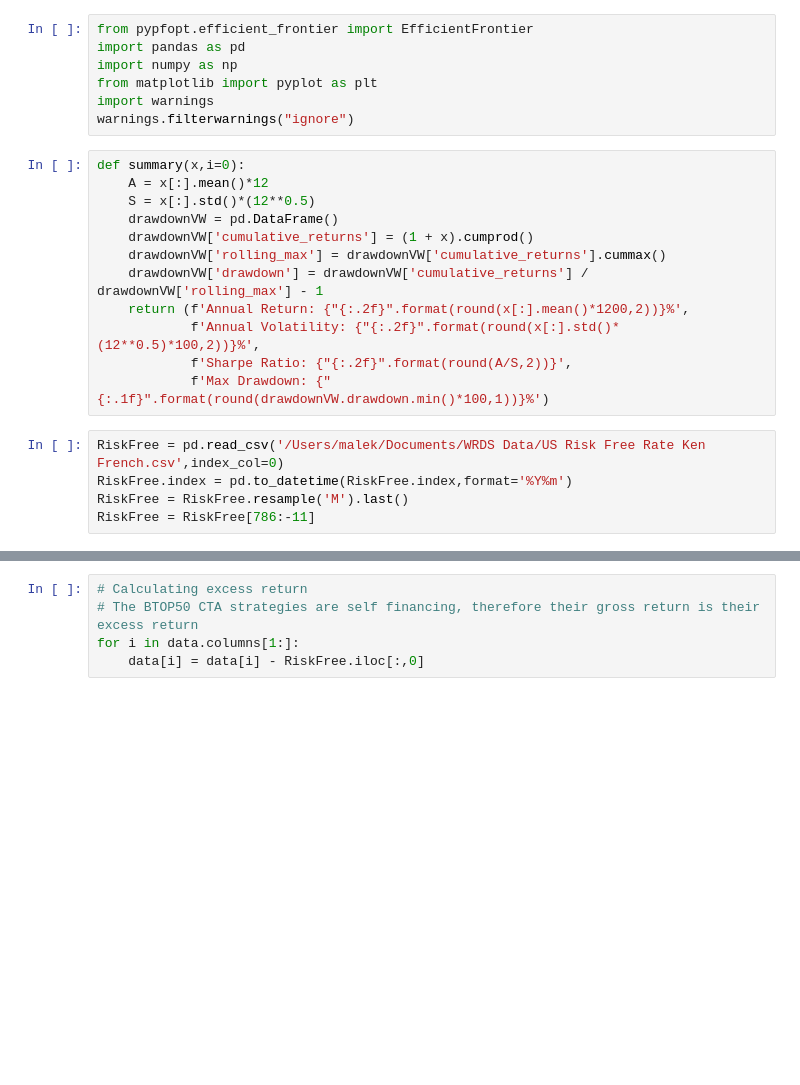
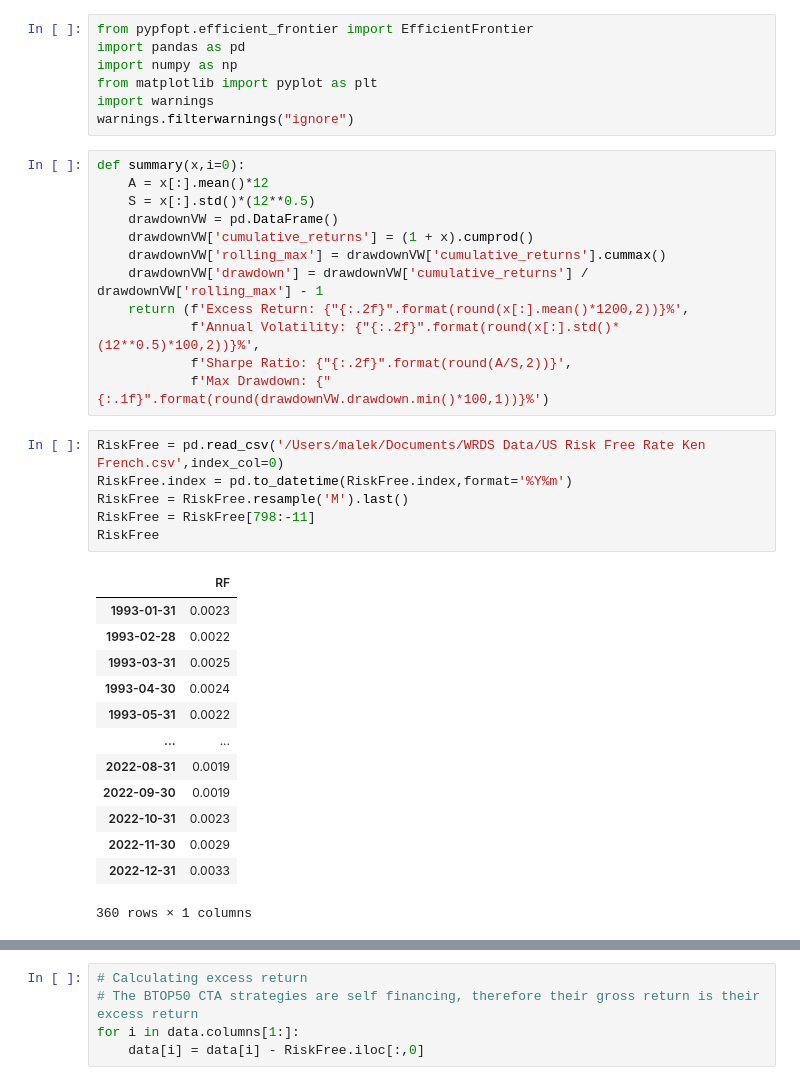
Before and after one commit to MalekAlkshaik/Basic-Mean-Variance-Opt, a Jupyter notebook: Basic Mean Variance GitHub.ipynb, the cells around one changed output, grey strips where cells are left out. Cells and saved outputs as stored; diff of their text form; blank space fills up the shorter version.

```diff
--- a/Basic Mean Variance GitHub.ipynb
+++ b/Basic Mean Variance GitHub.ipynb
@@ -17,15 +17,30 @@ def summary(x,i=0):
     drawdownVW['cumulative_returns'] = (1 + x).cumprod()
     drawdownVW['rolling_max'] = drawdownVW['cumulative_returns'].cummax()
     drawdownVW['drawdown'] = drawdownVW['cumulative_returns'] / drawdownVW['rolling_max'] - 1
-    return (f'Annual Return: {"{:.2f}".format(round(x[:].mean()*1200,2))}%',
+    return (f'Excess Return: {"{:.2f}".format(round(x[:].mean()*1200,2))}%',
             f'Annual Volatility: {"{:.2f}".format(round(x[:].std()*(12**0.5)*100,2))}%',
             f'Sharpe Ratio: {"{:.2f}".format(round(A/S,2))}',
             f'Max Drawdown: {"{:.1f}".format(round(drawdownVW.drawdown.min()*100,1))}%')
 # %%
 RiskFree = pd.read_csv('/Users/malek/Documents/WRDS Data/US Risk Free Rate Ken French.csv',index_col=0)
 RiskFree.index = pd.to_datetime(RiskFree.index,format='%Y%m')
 RiskFree = RiskFree.resample('M').last()
-RiskFree = RiskFree[786:-11]
+RiskFree = RiskFree[798:-11]
+RiskFree
+# %% [output]
+|  | RF |
+| 1993-01-31 | 0.0023 |
+| 1993-02-28 | 0.0022 |
+| 1993-03-31 | 0.0025 |
+| 1993-04-30 | 0.0024 |
+| 1993-05-31 | 0.0022 |
+| ... | ... |
+| 2022-08-31 | 0.0019 |
+| 2022-09-30 | 0.0019 |
+| 2022-10-31 | 0.0023 |
+| 2022-11-30 | 0.0029 |
+| 2022-12-31 | 0.0033 |
+360 rows × 1 columns
 # %%
 SP500 = pd.read_csv('/Users/malek/Documents/WRDS Data/S&P 500 Monthly Returns.csv',index_col=0,parse_dates=True)
 data = pd.read_csv('/Users/malek/Documents/WRDS Data/Diversifiers.csv',index_col=0)[['BTOP50','Barclays Aggregate Bond']]
```
Also changed, not shown: parts of 5 cells of this notebook.
